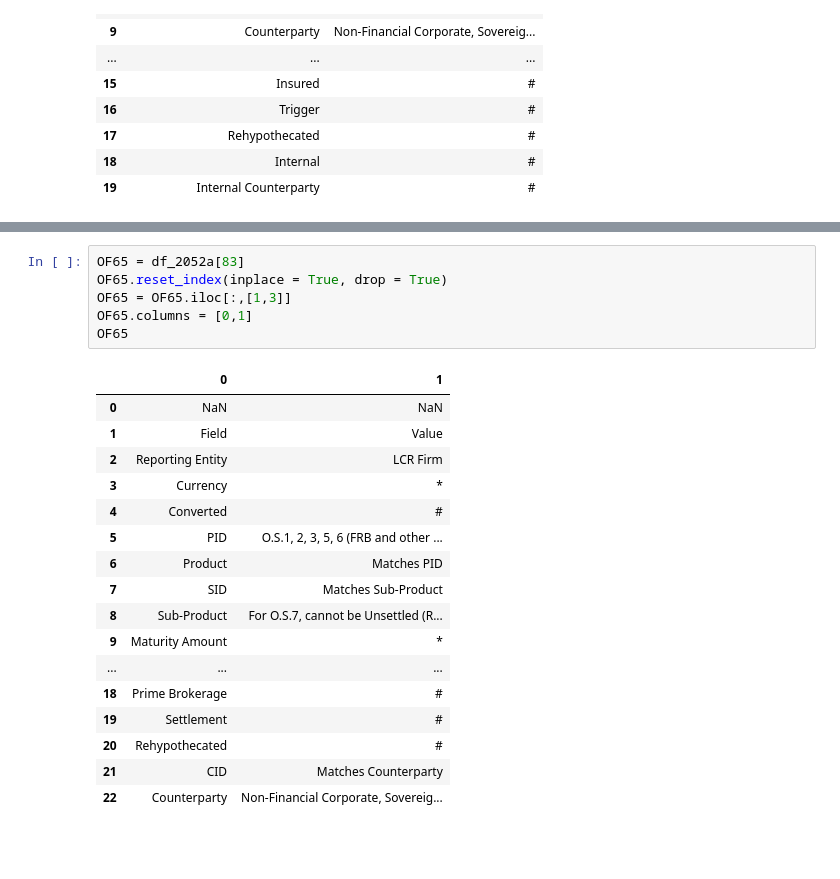
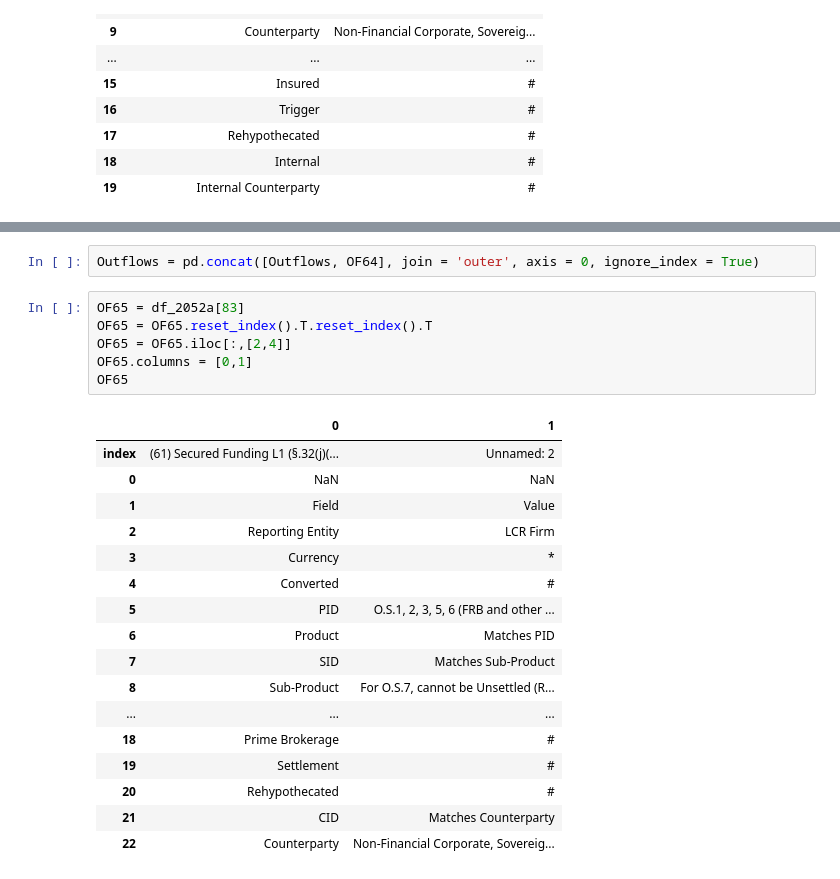
Before and after one commit to cathykiriakos/Data-Science-Practicum-1-2052a-Rules-Web-Scraping-, a Jupyter notebook: MSDS 692 X40 Data Science Practicum_Web Scraping 2052a Rules .ipynb, the cells around one changed output, grey strips where cells are left out. Saved outputs shown, nothing was run; the diff lists cells and outputs as text; blank space fills up the shorter version.

```diff
--- a/MSDS 692 X40 Data Science Practicum_Web Scraping 2052a Rules .ipynb
+++ b/MSDS 692 X40 Data Science Practicum_Web Scraping 2052a Rules .ipynb
@@ -4099,14 +4060,17 @@ OF64
 # %% [output]
 |  | LCR Rule | Field | Reporting Entity | Currency | Converted | PID | Product | CID | Counterparty | ... |
 | 0 | (60) Secured Funding L1 (§.32(j)(... | Value | LCR Firm | * | # | O.D.4, 5, and 6 | Matches PID | Matches Counterparty | Non‐Financial Corporate, Sovereig... | ... |
+# %%
+Outflows = pd.concat([Outflows, OF64], join = 'outer', axis = 0, ignore_index = True)
 # %%
 OF65 = df_2052a[83]
-OF65.reset_index(inplace = True, drop = True)
-OF65 = OF65.iloc[:,[1,3]]
+OF65 = OF65.reset_index().T.reset_index().T
+OF65 = OF65.iloc[:,[2,4]]
 OF65.columns = [0,1]
 OF65
 # %% [output]
 |  | 0 | 1 |
+| index | (61) Secured Funding L1 (§.32(j)(... | Unnamed: 2 |
 | 0 | NaN | NaN |
 | 1 | Field | Value |
 | 2 | Reporting Entity | LCR Firm |
@@ -4116,7 +4080,6 @@ OF65
 | 6 | Product | Matches PID |
 | 7 | SID | Matches Sub‐Product |
 | 8 | Sub‐Product | For O.S.7, cannot be Unsettled (R... |
-| 9 | Maturity Amount | * |
 | ... | ... | ... |
 | 18 | Prime Brokerage | # |
 | 19 | Settlement | # |
```
Also changed, not shown: parts of 376 cells of this notebook.
